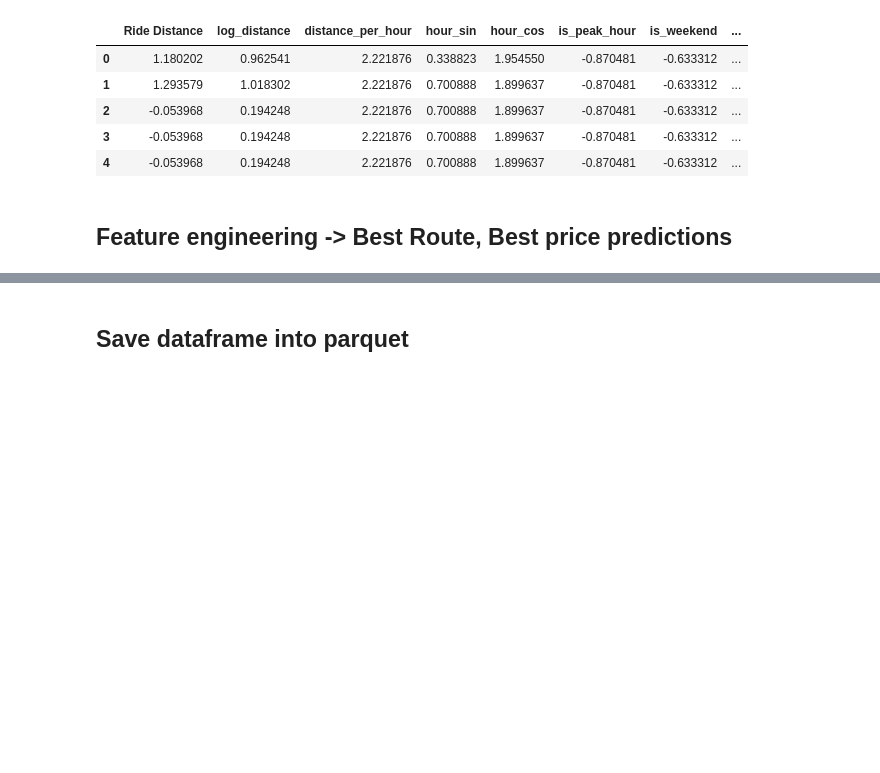
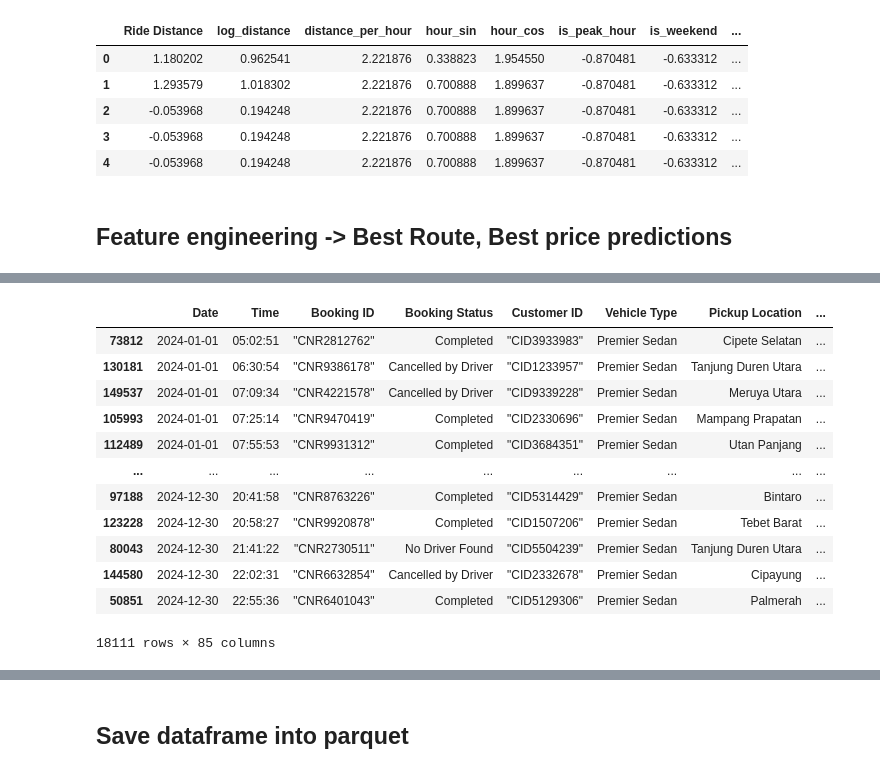
Before and after one commit to Mipjeiger/Taxi-trip-end-to-end-engineering, a Jupyter notebook: ml-engineer/notebooks/03_data_science_edit.ipynb, the cells around one changed output, grey strips where cells are left out. Cells and saved outputs as stored; diff of their text form; code cells hidden in the pictures; blank space fills up the shorter version.

Commit message:
debug logic for data science feature engineering

```diff
--- a/ml-engineer/notebooks/03_data_science_edit.ipynb
+++ b/ml-engineer/notebooks/03_data_science_edit.ipynb
@@ -996,6 +1008,35 @@ df_ultra['route_hour_vtat'] = df_ultra['route_hour_vtat'].fillna(df_ultra['hour_
 
 print(f"✓ Added route × time combination features")
 
+# === in addition to add route_minute features ====
+# Calculate pickup to first drop time in minutes
+pickup_minute_agg = df_ultra.groupby(['Pickup Encoded', 'hour', 'Datetime'].dt.minute).agg({
+    'Avg CTAT': 'mean'
+})
+
+drop_minute_agg = df_ultra.groupby(['Drop Encoded', 'hour', 'Datetime'].dt.minute).agg({
+    'Avg VTAT': 'mean'
+})
+
+# Calculate separate keys for pickup and drop minute features
+df_ultra['pickup_time_key'] = (df_ultra['Pickup Encoded'].astype(str) + '_' +
+                              df_ultra['hour'].astype(str) + '_' +
+                              df_ultra['Datetime'].dt.minute.astype(str))
+
+df_ultra['drop_time_key'] = (df_ultra['Drop Encoded'].astype(str) + '_' +
+                            df_ultra['hour'].astype(str) + '_' +
+                            df_ultra['Datetime'].dt.minute.astype(str))
+
+# Create lookup dictionatries
+pickup_dict = df_ultra.groupby('pickup_time_key')['Avg CTAT'].mean().to_dict()
+drop_dict = df_ultra.groupby('drop_time_key')['Avg VTAT'].mean().to_dict()
+
+# Map to new columns
+df_ultra['estimated_pickup_time'] = df_ultra['pickup_time_key'].map(pickup_dict)
+df_ultra['estimated_drop_time'] = df_ultra['drop_time_key'].map(drop_dict)
+
+print(f"✓ Added route × minute combination features")
+
 # TIER 6: BOOKING VALUE FEATURES
 print("\n🎯 TIER 6: Creating booking value features...")
 
@@ -1100,0 +1166,3 @@ df_ultra
+# %%
+# Feature engineering for estimated_time_min (as departure from pickup to dropoff locations)
+df_ultra['estimated_time_min'] = df_ultra['AVG CTAT'] + df_ultra['AVG VTAT']
@@ -1100,0 +1185,16 @@ df_ultra
+# %%
+df_ultra[df_ultra['Vehicle Type'] == 'Premier Sedan']
+# %% [output]
+|  | Date | Time | Booking ID | Booking Status | Customer ID | Vehicle Type | Pickup Location | ... |
+| 73812 | 2024-01-01 | 05:02:51 | "CNR2812762" | Completed | "CID3933983" | Premier Sedan | Cipete Selatan | ... |
+| 130181 | 2024-01-01 | 06:30:54 | "CNR9386178" | Cancelled by Driver | "CID1233957" | Premier Sedan | Tanjung Duren Utara | ... |
+| 149537 | 2024-01-01 | 07:09:34 | "CNR4221578" | Cancelled by Driver | "CID9339228" | Premier Sedan | Meruya Utara | ... |
+| 105993 | 2024-01-01 | 07:25:14 | "CNR9470419" | Completed | "CID2330696" | Premier Sedan | Mampang Prapatan | ... |
+| 112489 | 2024-01-01 | 07:55:53 | "CNR9931312" | Completed | "CID3684351" | Premier Sedan | Utan Panjang | ... |
+| ... | ... | ... | ... | ... | ... | ... | ... | ... |
+| 97188 | 2024-12-30 | 20:41:58 | "CNR8763226" | Completed | "CID5314429" | Premier Sedan | Bintaro | ... |
+| 123228 | 2024-12-30 | 20:58:27 | "CNR9920878" | Completed | "CID1507206" | Premier Sedan | Tebet Barat | ... |
+| 80043 | 2024-12-30 | 21:41:22 | "CNR2730511" | No Driver Found | "CID5504239" | Premier Sedan | Tanjung Duren Utara | ... |
+| 144580 | 2024-12-30 | 22:02:31 | "CNR6632854" | Cancelled by Driver | "CID2332678" | Premier Sedan | Cipayung | ... |
+| 50851 | 2024-12-30 | 22:55:36 | "CNR6401043" | Completed | "CID5129306" | Premier Sedan | Palmerah | ... |
+18111 rows × 85 columns
```
Also changed, not shown: parts of 9 cells of this notebook, 3 other files.
